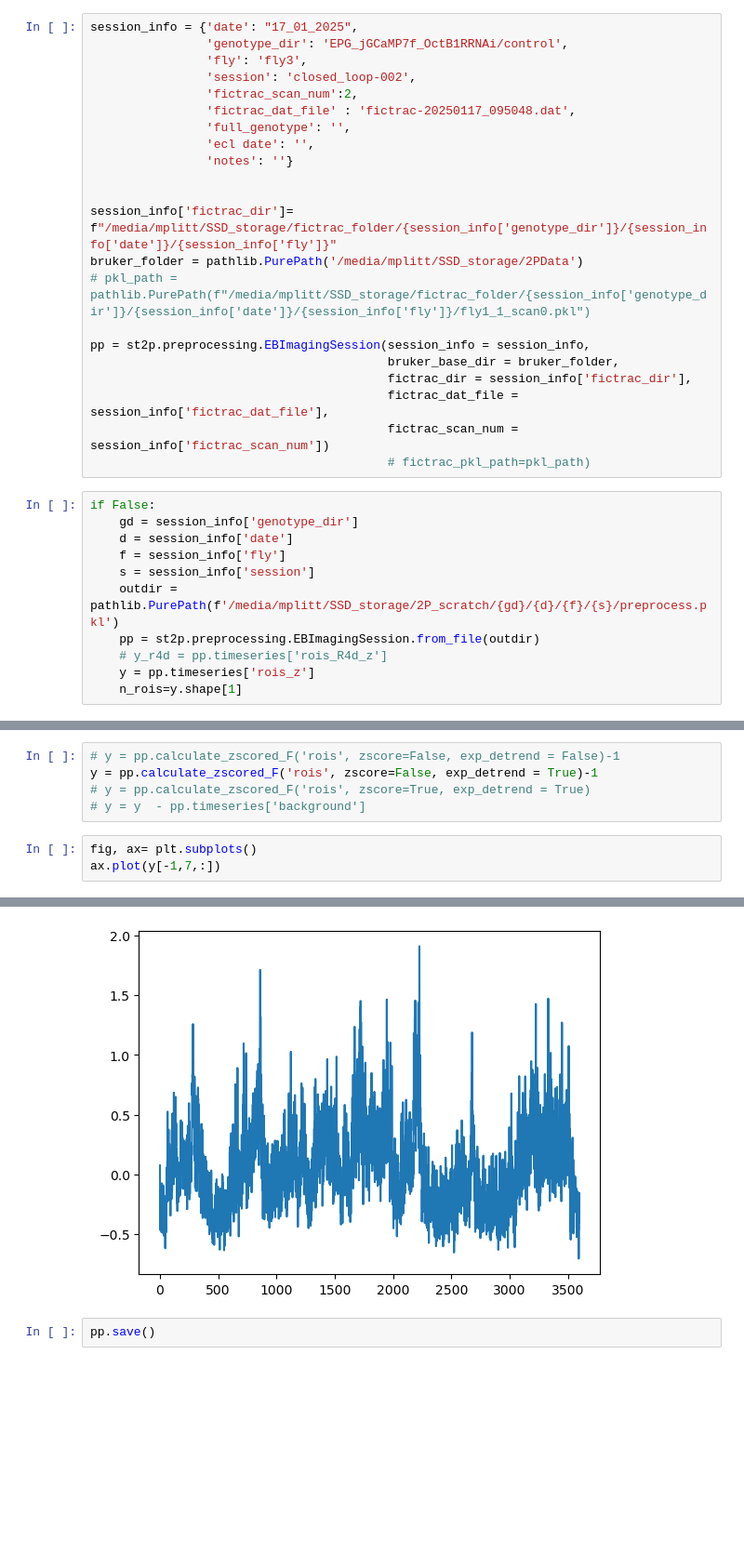
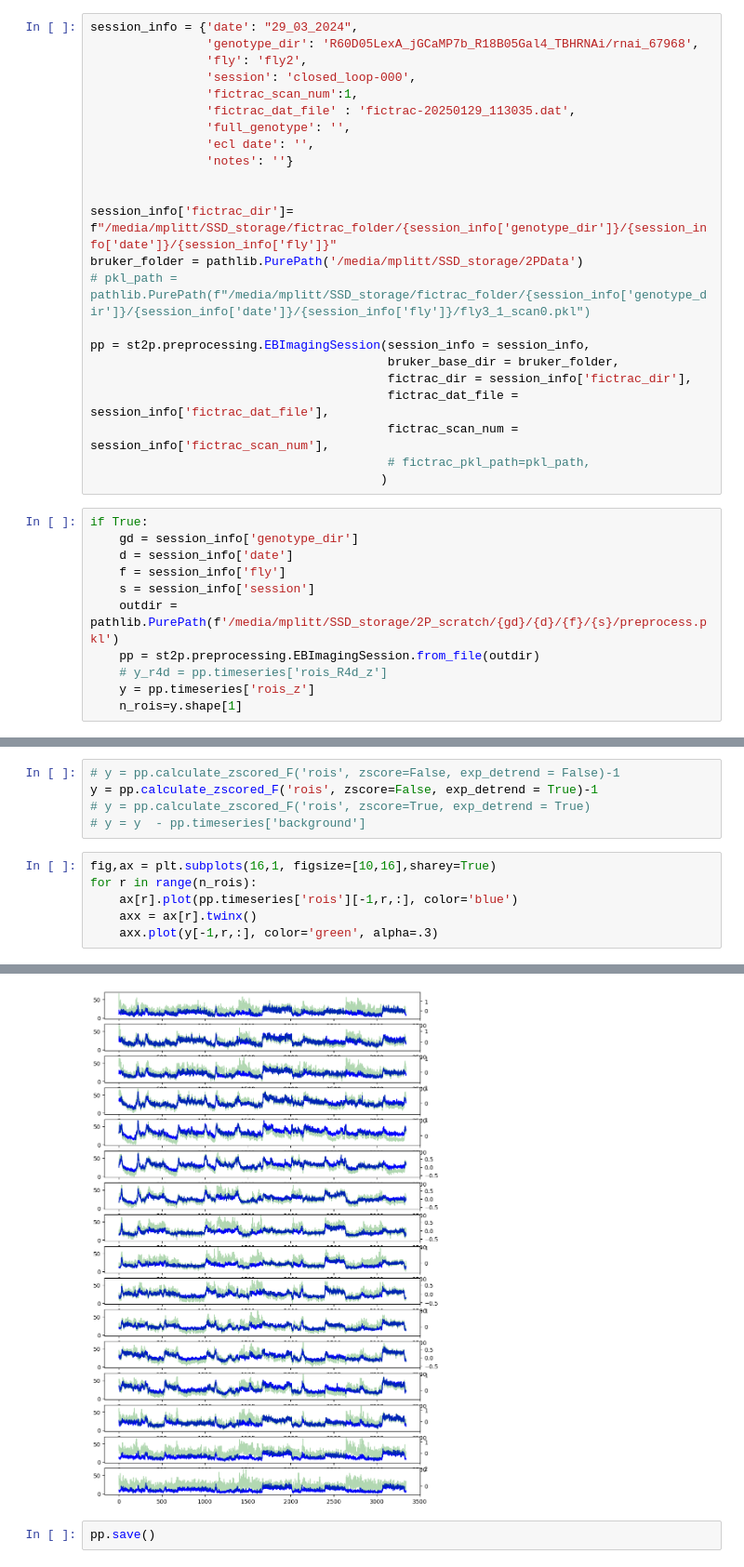
Before and after one commit to yfisher-lab/NeuromodPlasticity, a Jupyter notebook: Notebooks/SingleSessionPreprocessing.ipynb, the cells around one changed output, grey strips where cells are left out. Shown at 93% size. Saved outputs shown, nothing was run; the diff lists cells and outputs as text; blank space fills up the shorter version.

```diff
--- a/Notebooks/SingleSessionPreprocessing.ipynb
+++ b/Notebooks/SingleSessionPreprocessing.ipynb
@@ -13,12 +13,12 @@ import SessionTools.two_photon as st2p
 
 %matplotlib inline
 # %%
-session_info = {'date': "17_01_2025",
-                'genotype_dir': 'EPG_jGCaMP7f_OctB1RRNAi/control',
-                'fly': 'fly3',
-                'session': 'closed_loop-002',
-                'fictrac_scan_num':2,
-                'fictrac_dat_file' : 'fictrac-20250117_095048.dat',
+session_info = {'date': "29_03_2024",
+                'genotype_dir': 'R60D05LexA_jGCaMP7b_R18B05Gal4_TBHRNAi/rnai_67968',
+                'fly': 'fly2',
+                'session': 'closed_loop-000',
+                'fictrac_scan_num':1,
+                'fictrac_dat_file' : 'fictrac-20250129_113035.dat',
                 'full_genotype': '',
                 'ecl date': '',
                 'notes': ''}
@@ -26,16 +26,17 @@ session_info = {'date': "17_01_2025",
 
 session_info['fictrac_dir']= f"/media/mplitt/SSD_storage/fictrac_folder/{session_info['genotype_dir']}/{session_info['date']}/{session_info['fly']}"
 bruker_folder = pathlib.PurePath('/media/mplitt/SSD_storage/2PData')
-# pkl_path = pathlib.PurePath(f"/media/mplitt/SSD_storage/fictrac_folder/{session_info['genotype_dir']}/{session_info['date']}/{session_info['fly']}/fly1_1_scan0.pkl")
+# pkl_path = pathlib.PurePath(f"/media/mplitt/SSD_storage/fictrac_folder/{session_info['genotype_dir']}/{session_info['date']}/{session_info['fly']}/fly3_1_scan0.pkl")
 
 pp = st2p.preprocessing.EBImagingSession(session_info = session_info,
                                          bruker_base_dir = bruker_folder,
                                          fictrac_dir = session_info['fictrac_dir'],
                                          fictrac_dat_file = session_info['fictrac_dat_file'],
-                                         fictrac_scan_num = session_info['fictrac_scan_num'])
-                                         # fictrac_pkl_path=pkl_path)
+                                         fictrac_scan_num = session_info['fictrac_scan_num'],
+                                         # fictrac_pkl_path=pkl_path,
+                                        )
 # %%
-if False:
+if True:
     gd = session_info['genotype_dir']
     d = session_info['date']
     f = session_info['fly']
@@ -81,6 +83,9 @@ y = pp.calculate_zscored_F('rois', zscore=False, exp_detrend = True)-1
 # y = pp.calculate_zscored_F('rois', zscore=True, exp_detrend = True)
 # y = y  - pp.timeseries['background']
 # %%
-fig, ax= plt.subplots()
-ax.plot(y[-1,7,:])
+fig,ax = plt.subplots(16,1, figsize=[10,16],sharey=True)
+for r in range(n_rois):
+    ax[r].plot(pp.timeseries['rois'][-1,r,:], color='blue')
+    axx = ax[r].twinx()
+    axx.plot(y[-1,r,:], color='green', alpha=.3)
 # %% [output]
@@ -88,4 +92,4 @@ ax.plot(y[-1,7,:])
-[figure, old version]
+[figure, new version]
 # %%
 pp.save()
 # %%
```
Also changed, not shown: parts of 12 cells of this notebook, 5 other files.
